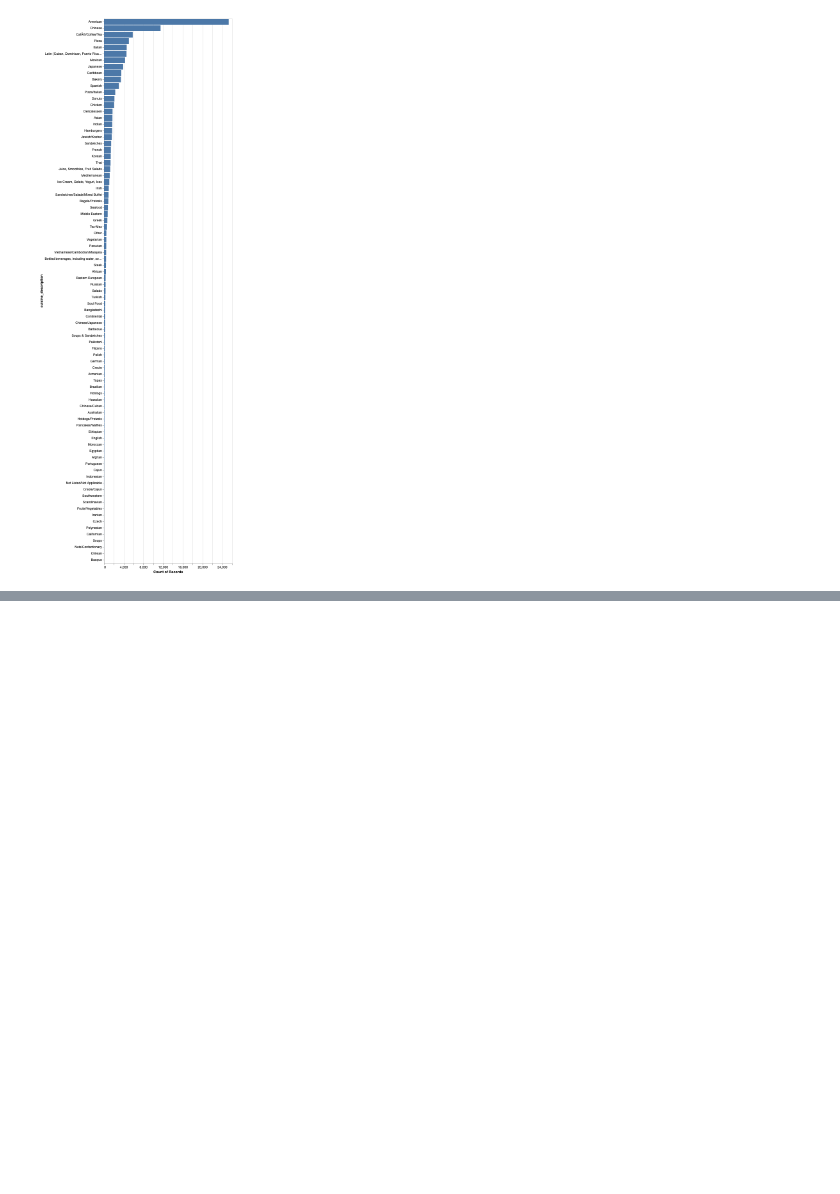
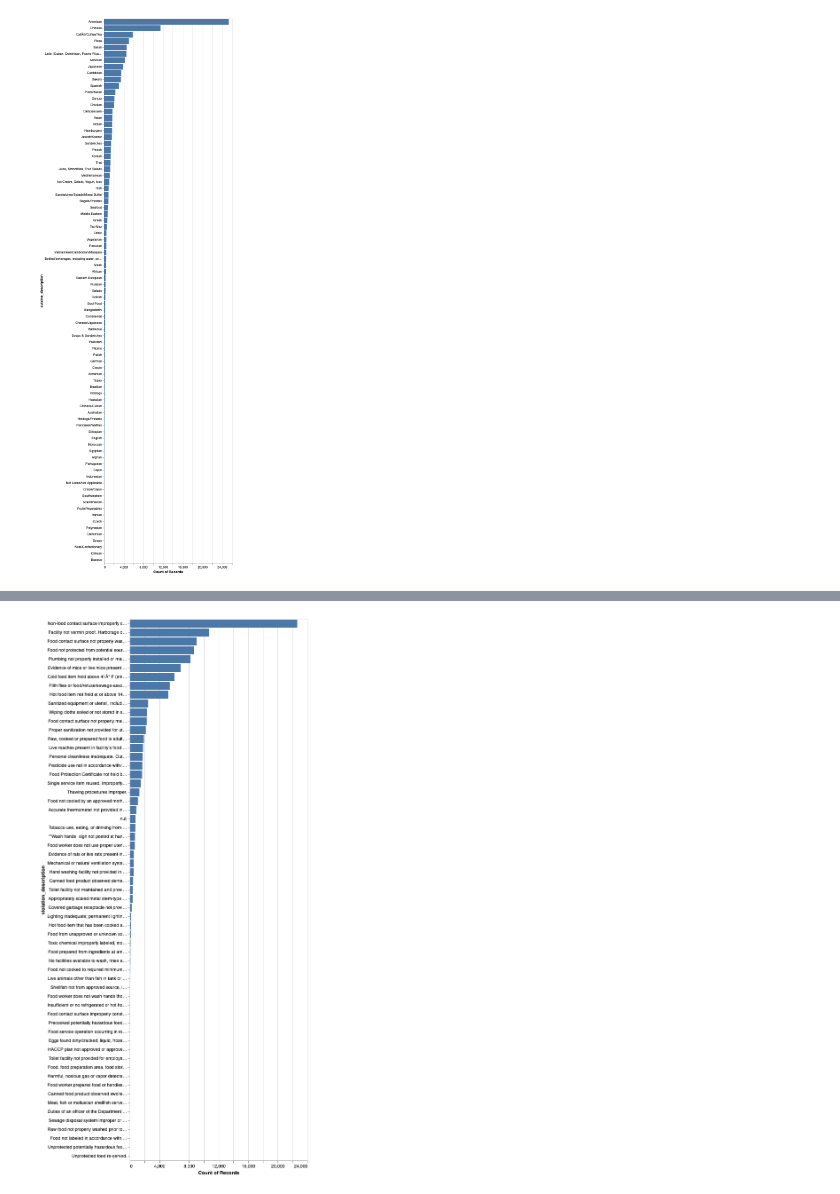
Before and after one commit to UBC-MDS/newyork_restaurant_grading, a Jupyter notebook: src/nyc_rest_eda.ipynb, the cells around one changed output, grey strips where cells are left out. Drawn from its saved outputs; the diff is of its cells as text; code cells hidden in the pictures; blank space fills up the shorter version.

```diff
--- a/src/nyc_rest_eda.ipynb
+++ b/src/nyc_rest_eda.ipynb
@@ -195 +235,11 @@ alt.Chart(
+# %%
+# There are a fixed number of violation descriptions
+alt.Chart(
+    train_df,
+).mark_bar().encode(
+    alt.X('count()'),
+    alt.Y('violation_description', sort='-x')
+)
+# %% [output]
+[figure, added]
 # %%
```
Also changed, not shown: parts of 30 cells of this notebook, 2 other files.
